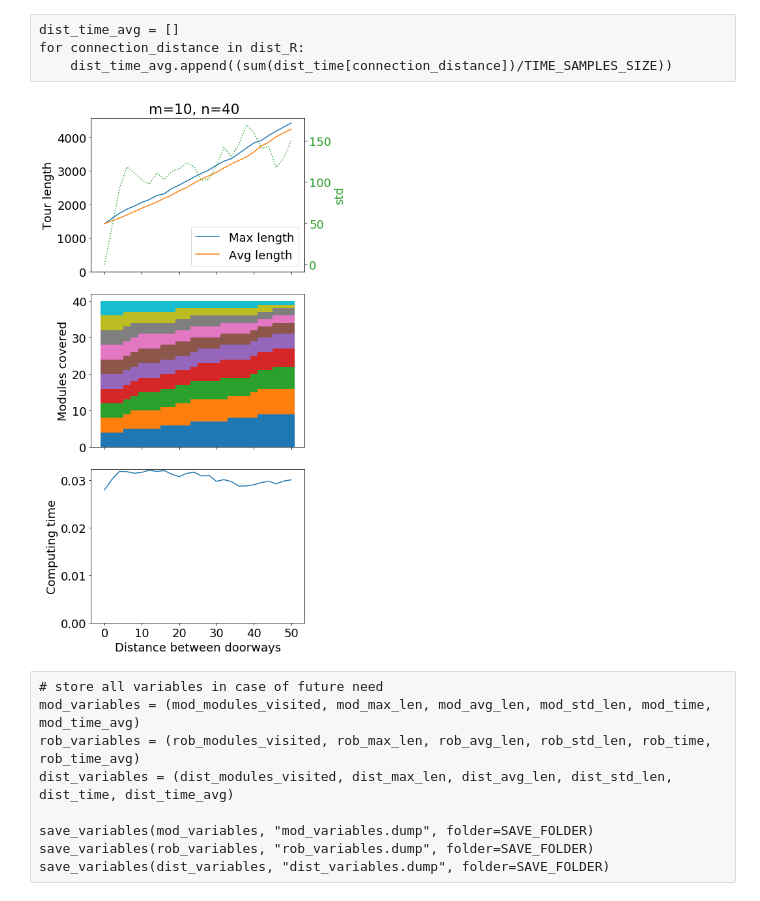
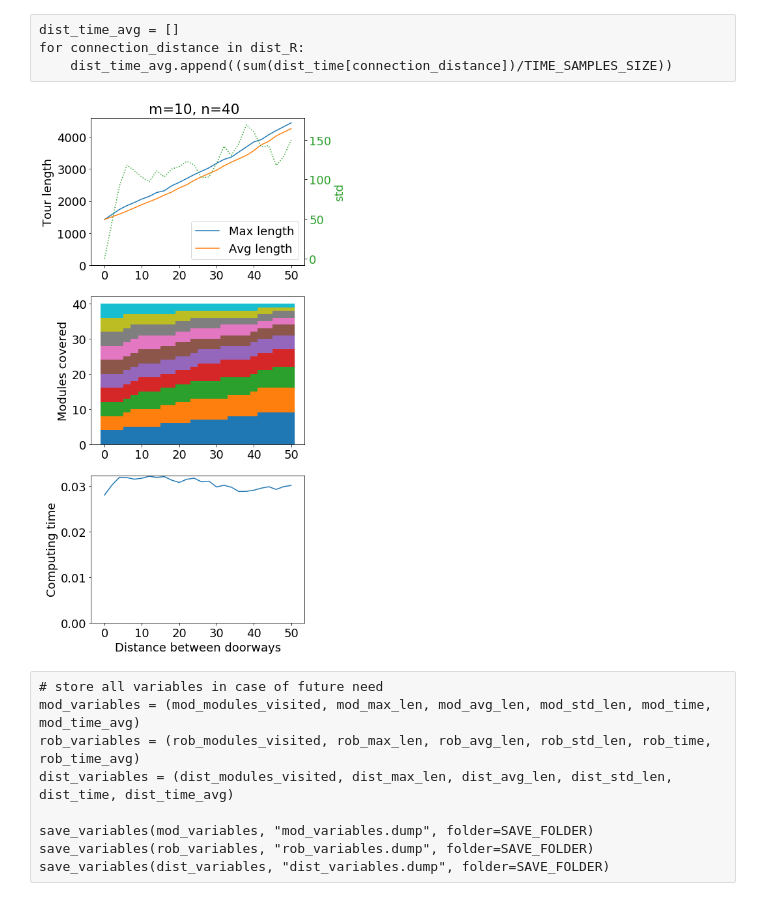
Before and after one commit to mirkosalaris/CoverageModularEnvironments, a Jupyter notebook: Notebooks/Hotel_example.ipynb, the cells around one changed output. Saved outputs shown, nothing was run; the diff lists cells and outputs as text; code cells hidden in the pictures.

```diff
--- a/Notebooks/Hotel_example.ipynb
+++ b/Notebooks/Hotel_example.ipynb
@@ -79,6 +79,10 @@ for number_of_modules in mod_R:
     mod_time_avg.append((sum(mod_time[number_of_modules])/TIME_SAMPLES_SIZE))
 # %%
 fig, (ax1, ax2, ax3) = plt.subplots(3, 1, sharex=True)
+
+ax1.xaxis.set_tick_params(which='both', labelbottom=True)
+ax2.xaxis.set_tick_params(which='both', labelbottom=True)
+
 fig.set_size_inches(PLT_W, PLT_H)
 fig.suptitle("m=" + str(mod_m) + ", distances=" + str(mod_connection_distance), y=1)
 
@@ -165,6 +169,10 @@ for m in rob_R:
     rob_time_avg.append((sum(rob_time[m])/TIME_SAMPLES_SIZE))
 # %%
 fig, (ax1, ax2, ax3) = plt.subplots(3,1,sharex=True)
+
+ax1.xaxis.set_tick_params(which='both', labelbottom=True)
+ax2.xaxis.set_tick_params(which='both', labelbottom=True)
+
 fig.set_size_inches(PLT_W, PLT_H)
 fig.suptitle("n=" + str(rob_number_of_modules) + ", distances=" + str(rob_connection_distance), y=1)
 
@@ -253,6 +261,10 @@ for connection_distance in dist_R:
     dist_time_avg.append((sum(dist_time[connection_distance])/TIME_SAMPLES_SIZE))
 # %%
 fig, (ax1, ax2, ax3) = plt.subplots(3, 1,sharex=True)
+
+ax1.xaxis.set_tick_params(which='both', labelbottom=True)
+ax2.xaxis.set_tick_params(which='both', labelbottom=True)
+
 fig.set_size_inches(PLT_W, PLT_H)
 fig.suptitle("m=" + str(dist_m) + ", n=" + str(dist_number_of_modules), y=1)
 
@@ -270,34 +282,34 @@ color = 'tab:green'
 ax1b.set_ylabel('std', color=color)
 ax1b.plot(dist_R, dist_std_len, ':', color=color)
 ax1b.tick_params(axis='y', labelcolor=color)
 #### End makespan plot ####
 
 
 #### Modules covered plot ####
 ax2.set_ylabel('Modules covered')
 
 top = np.zeros(len(dist_modules_visited))
 
 modules_covered_list = list(zip_longest(*dist_modules_visited, fillvalue=0))
 
 for n in modules_covered_list:
     ax2.bar(dist_R, n, bottom=top, width=dist_step)
     top += n
 #### End modules covered plot ####
 
 
 #### Runtime plot ####
 ax3.set_ylabel('Computing time')
 ax3.set_xlabel('Distance between doorways')
 ax3.plot(dist_R, dist_time_avg)
 ax3.set_ylim(bottom=0)
 #### End runtime plot ####
 
 fig.tight_layout()
 
 fig.savefig(SAVE_FOLDER+"varying_dist_together.pdf", dpi=200, bbox_inches='tight', pad_inches=0.1)
 # %% [output]
-[figure, old version]
+[figure, new version]
 # %% [raw]
 # store all variables in case of future need
 mod_variables = (mod_modules_visited, mod_max_len, mod_avg_len, mod_std_len, mod_time, mod_time_avg)
```
Also changed, not shown: parts of 2 cells of this notebook, 3 other files.
